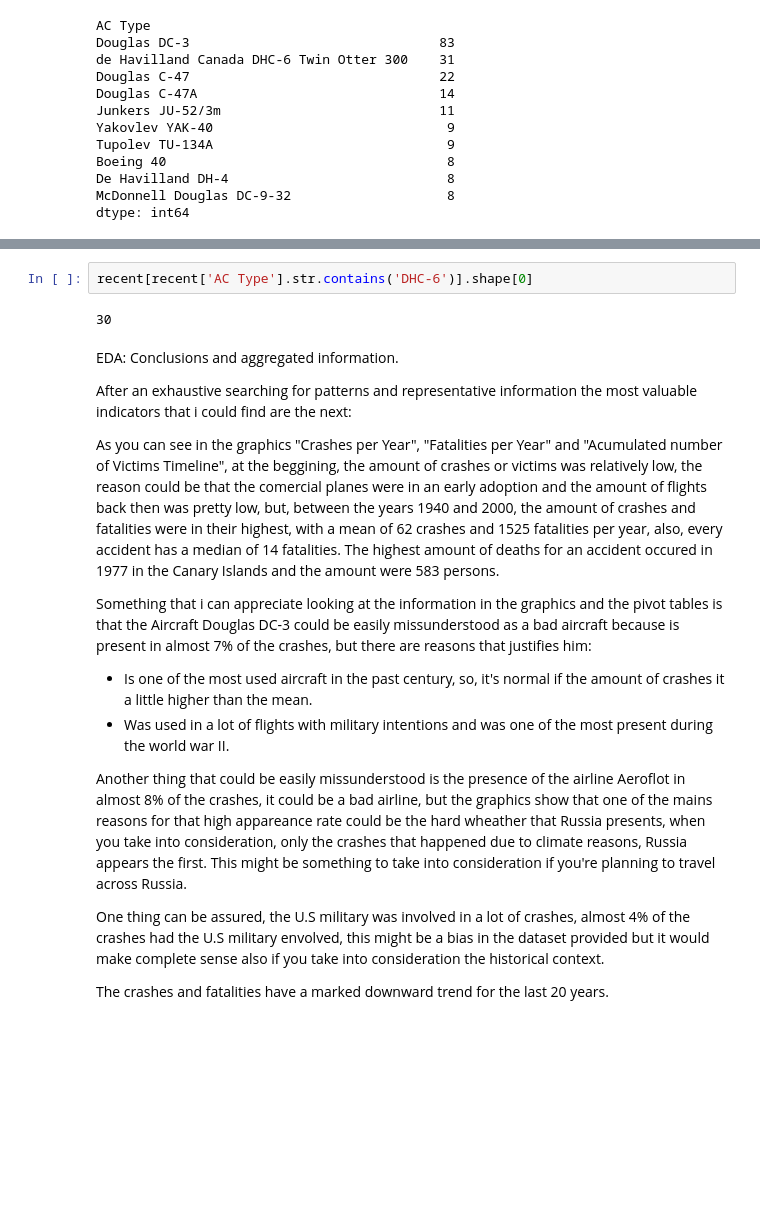
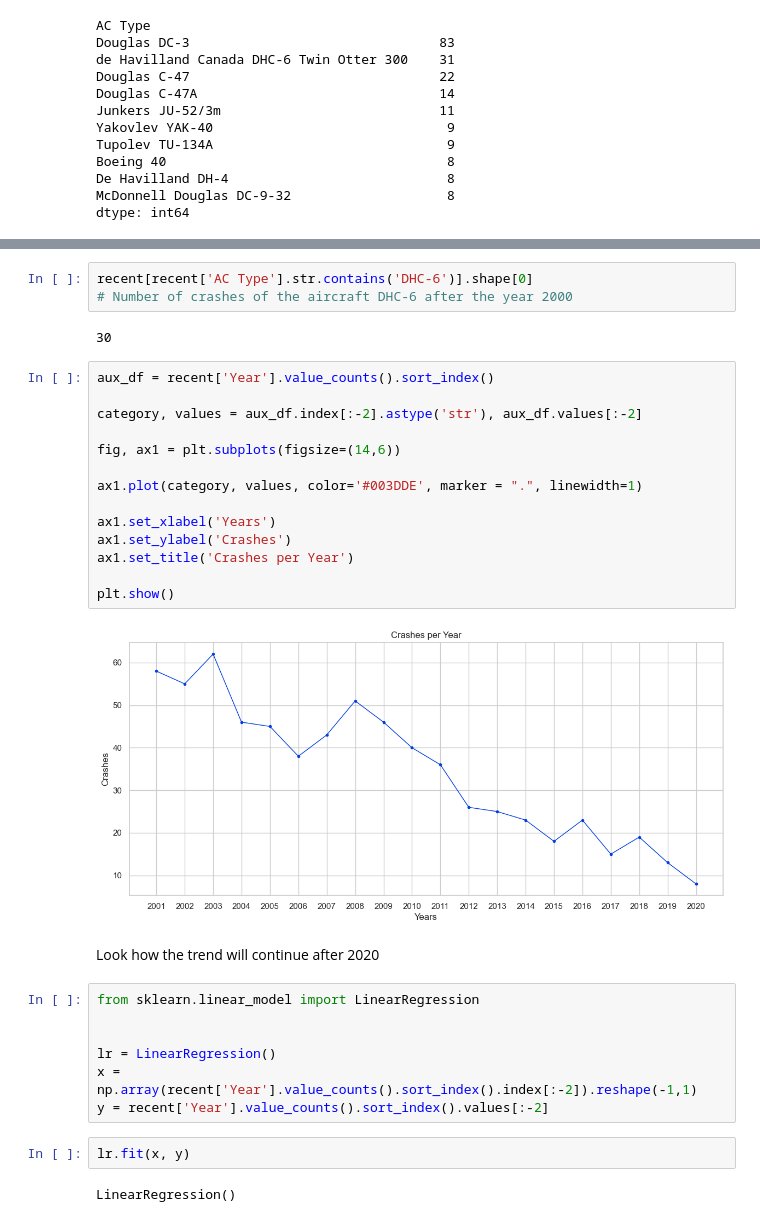
Before and after one commit to motm-1/PI_DA, a Jupyter notebook: eda.ipynb, the cells around one changed output, grey strips where cells are left out. Saved outputs shown, nothing was run; the diff lists cells and outputs as text; blank space fills up the shorter version.

```diff
--- a/eda.ipynb
+++ b/eda.ipynb
@@ -549,21 +630,33 @@ Name: count, dtype: int64
 # %%
-recent[recent['AC Type'].str.contains('DHC-6')].shape[0]
+recent[recent['AC Type'].str.contains('DHC-6')].shape[0]                                     # Number of crashes of the aircraft DHC-6 after the year 2000
 # %% [output]
 30
-# %% [markdown]
-EDA: Conclusions and aggregated information.
-
-After an exhaustive searching for patterns and representative information the most valuable indicators that i could find are the next:
-
-As you can see in the graphics "Crashes per Year", "Fatalities per Year" and "Acumulated number of Victims Timeline", at the beggining, the amount of crashes or victims was relatively low, the reason could be that the comercial planes were in an early adoption and the amount of flights back then was pretty low, but, between the years 1940 and 2000, the amount of crashes and fatalities were in their highest, with a mean of 62 crashes and 1525 fatalities per year, also, every accident has a median of 14 fatalities. The highest amount of deaths for an accident occured in 1977 in the Canary Islands and the amount were 583 persons.
-
-Something that i can appreciate looking at the information in the graphics and the pivot tables is that the Aircraft Douglas DC-3 could be easily missunderstood as a bad aircraft because is present in almost 7% of the crashes, but there are reasons that justifies him:
-- Is one of the most used aircraft in the past century, so, it's normal if the amount of crashes it a little higher than the mean.
-- Was used in a lot of flights with military intentions and was one of the most present during the world war II.
-
-Another thing that could be easily missunderstood is the presence of the airline Aeroflot in almost 8% of the crashes, it could be a bad airline, but the graphics show that one of the mains reasons for that high appareance rate could be the hard wheather that Russia presents, when you take into consideration, only the crashes that happened due to climate reasons, Russia appears the first.
-This might be something to take into consideration if you're planning to travel across Russia.
-
-One thing can be assured, the U.S military was involved in a lot of crashes, almost 4% of the crashes had the U.S military envolved, this might be a bias in the dataset provided but it would make complete sense also if you take into consideration the historical context.
-
-The crashes and fatalities have a marked downward trend for the last 20 years.
+# %%
+aux_df = recent['Year'].value_counts().sort_index()
+
+category, values = aux_df.index[:-2].astype('str'), aux_df.values[:-2]
+
+fig, ax1 = plt.subplots(figsize=(14,6))
+
+ax1.plot(category, values, color='#003DDE', marker = ".", linewidth=1)
+
+ax1.set_xlabel('Years')
+ax1.set_ylabel('Crashes')
+ax1.set_title('Crashes per Year')
+
+plt.show()
+# %% [output]
+[figure, added]
+# %% [markdown]
+Look how the trend will continue after 2020
+# %%
+from sklearn.linear_model import LinearRegression
+
+
+lr = LinearRegression()
+x = np.array(recent['Year'].value_counts().sort_index().index[:-2]).reshape(-1,1)
+y = recent['Year'].value_counts().sort_index().values[:-2]
+# %%
+lr.fit(x, y)
+# %% [output]
+LinearRegression()
```
Also changed, not shown: parts of 21 cells of this notebook.
